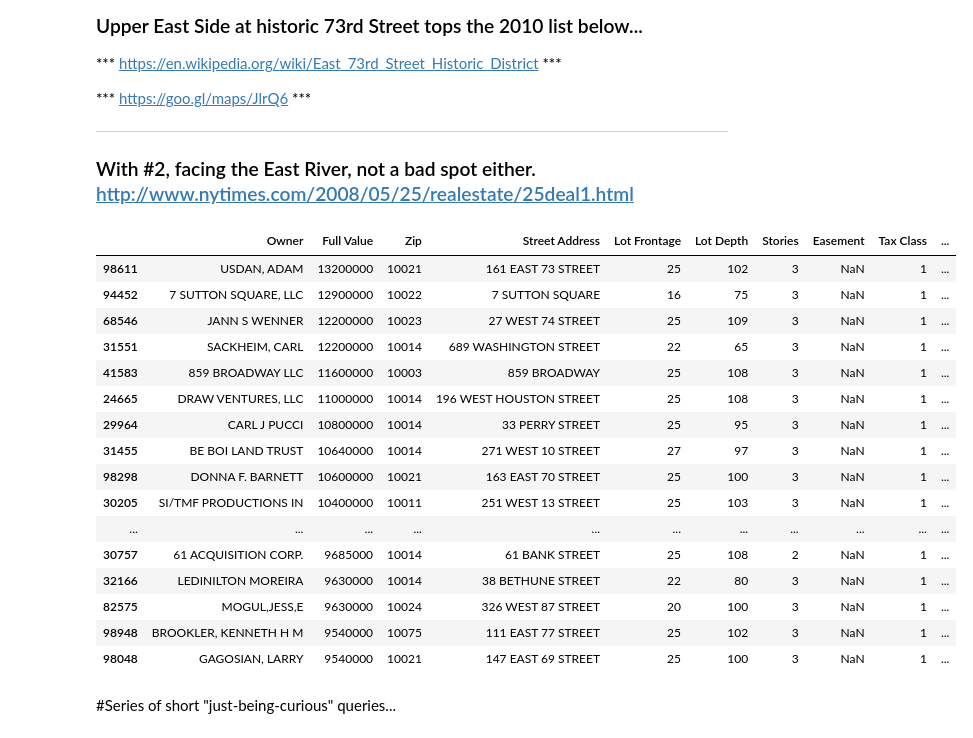
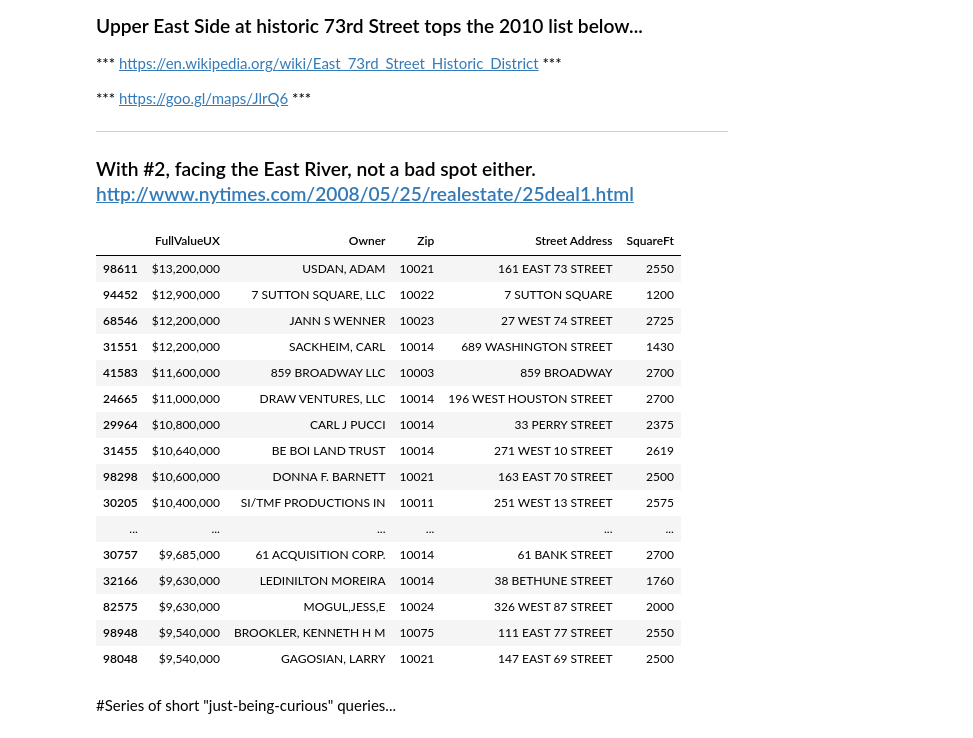
Before and after one commit to jdsketches/data_playground, a Jupyter notebook: enigma_nyc_properties_2010.ipynb, the cells around one changed output. Cells and saved outputs as stored; diff of their text form; code cells hidden in the pictures.

```diff
--- a/enigma_nyc_properties.ipynb
+++ b/enigma_nyc_properties_2010.ipynb
@@ -302,6 +321,7 @@ df10_zip11231.head().ix[:, sorted(df10_zip11231.columns)]
 colnames_10 = ['owner',
                'fullval',
                'zip',
+               'block',
                'staddr',
                'ltfront',
                'ltdepth',
@@ -420,3 +425,17 @@ df2010_subcols = df2010_subcols.drop(all_cols - set(cols_subset.keys()), axis=1)
 df2010_subcols = df2010_subcols.reindex_axis(cols_subset.values(), axis=1)
 
 del df2010
+# %%
+# Let's create a col that prints the "Full Value" column in a human-friendly format.
+df2010_subcols["FullValueUX"] = df2010_subcols["Full Value"].map("${:,.0f}".format)
+# %%
+# let's put the new (long-named) columns in a list so that
+# we don't have to type them every time...
+cols_to_show = list(cidx10.ix[colnames_10]['Column Name'])
+print(cols_to_show)
+
+# and insert the formatted FullValueUX as a leading col
+# (put unformatted as last one - don't drop it - we need it for float ops)
+cols_to_show[1:2] = ["FullValueUX"]
+cols_to_show.append("Full Value")
+print(cols_to_show)
@@ -621,25 +647,26 @@ df2010_houses = df2010_subcols[(df2010_subcols.SquareFt <= 3000) &
 ### With #2, facing the East River, not a bad spot either.<br> http://www.nytimes.com/2008/05/25/realestate/25deal1.html
 # %%
 pd.set_option("max_rows", 20)
-df2010_houses[cols_to_show].sort("Full Value", ascending=False)[:20]
+df2010_houses[cols_to_show].sort("Full Value", ascending=False)[["FullValueUX", "Owner", "Zip",
+                                                                 "Street Address", "SquareFt"]][:20]
 # %% [output]
-|  | Owner | Full Value | Zip | Street Address | Lot Frontage | Lot Depth | Stories | Easement | Tax Class | ... |
-| 98611 | USDAN, ADAM | 13200000 | 10021 | 161 EAST 73 STREET | 25 | 102 | 3 | NaN | 1 | ... |
-| 94452 | 7 SUTTON SQUARE, LLC | 12900000 | 10022 | 7 SUTTON SQUARE | 16 | 75 | 3 | NaN | 1 | ... |
-| 68546 | JANN S WENNER | 12200000 | 10023 | 27 WEST 74 STREET | 25 | 109 | 3 | NaN | 1 | ... |
-| 31551 | SACKHEIM, CARL | 12200000 | 10014 | 689 WASHINGTON STREET | 22 | 65 | 3 | NaN | 1 | ... |
-| 41583 | 859 BROADWAY LLC | 11600000 | 10003 | 859 BROADWAY | 25 | 108 | 3 | NaN | 1 | ... |
-| 24665 | DRAW VENTURES, LLC | 11000000 | 10014 | 196 WEST HOUSTON STREET | 25 | 108 | 3 | NaN | 1 | ... |
-| 29964 | CARL J PUCCI | 10800000 | 10014 | 33 PERRY STREET | 25 | 95 | 3 | NaN | 1 | ... |
-| 31455 | BE BOI LAND TRUST | 10640000 | 10014 | 271 WEST 10 STREET | 27 | 97 | 3 | NaN | 1 | ... |
-| 98298 | DONNA F. BARNETT | 10600000 | 10021 | 163 EAST 70 STREET | 25 | 100 | 3 | NaN | 1 | ... |
-| 30205 | SI/TMF PRODUCTIONS IN | 10400000 | 10011 | 251 WEST 13 STREET | 25 | 103 | 3 | NaN | 1 | ... |
-| ... | ... | ... | ... | ... | ... | ... | ... | ... | ... | ... |
-| 30757 | 61 ACQUISITION CORP. | 9685000 | 10014 | 61 BANK STREET | 25 | 108 | 2 | NaN | 1 | ... |
-| 32166 | LEDINILTON MOREIRA | 9630000 | 10014 | 38 BETHUNE STREET | 22 | 80 | 3 | NaN | 1 | ... |
-| 82575 | MOGUL,JESS,E | 9630000 | 10024 | 326 WEST 87 STREET | 20 | 100 | 3 | NaN | 1 | ... |
-| 98948 | BROOKLER, KENNETH H M | 9540000 | 10075 | 111 EAST 77 STREET | 25 | 102 | 3 | NaN | 1 | ... |
-| 98048 | GAGOSIAN, LARRY | 9540000 | 10021 | 147 EAST 69 STREET | 25 | 100 | 3 | NaN | 1 | ... |
+|  | FullValueUX | Owner | Zip | Street Address | SquareFt |
+| 98611 | $13,200,000 | USDAN, ADAM | 10021 | 161 EAST 73 STREET | 2550 |
+| 94452 | $12,900,000 | 7 SUTTON SQUARE, LLC | 10022 | 7 SUTTON SQUARE | 1200 |
+| 68546 | $12,200,000 | JANN S WENNER | 10023 | 27 WEST 74 STREET | 2725 |
+| 31551 | $12,200,000 | SACKHEIM, CARL | 10014 | 689 WASHINGTON STREET | 1430 |
+| 41583 | $11,600,000 | 859 BROADWAY LLC | 10003 | 859 BROADWAY | 2700 |
+| 24665 | $11,000,000 | DRAW VENTURES, LLC | 10014 | 196 WEST HOUSTON STREET | 2700 |
+| 29964 | $10,800,000 | CARL J PUCCI | 10014 | 33 PERRY STREET | 2375 |
+| 31455 | $10,640,000 | BE BOI LAND TRUST | 10014 | 271 WEST 10 STREET | 2619 |
+| 98298 | $10,600,000 | DONNA F. BARNETT | 10021 | 163 EAST 70 STREET | 2500 |
+| 30205 | $10,400,000 | SI/TMF PRODUCTIONS IN | 10011 | 251 WEST 13 STREET | 2575 |
+| ... | ... | ... | ... | ... | ... |
+| 30757 | $9,685,000 | 61 ACQUISITION CORP. | 10014 | 61 BANK STREET | 2700 |
+| 32166 | $9,630,000 | LEDINILTON MOREIRA | 10014 | 38 BETHUNE STREET | 1760 |
+| 82575 | $9,630,000 | MOGUL,JESS,E | 10024 | 326 WEST 87 STREET | 2000 |
+| 98948 | $9,540,000 | BROOKLER, KENNETH H M | 10075 | 111 EAST 77 STREET | 2550 |
+| 98048 | $9,540,000 | GAGOSIAN, LARRY | 10021 | 147 EAST 69 STREET | 2500 |
 # %%
 # we'll keep working w/ the city-wide table
 # Let python know that it can g.collect the 11231 objects.
```
Also changed, not shown: parts of 30 cells of this notebook, 1 other file.
